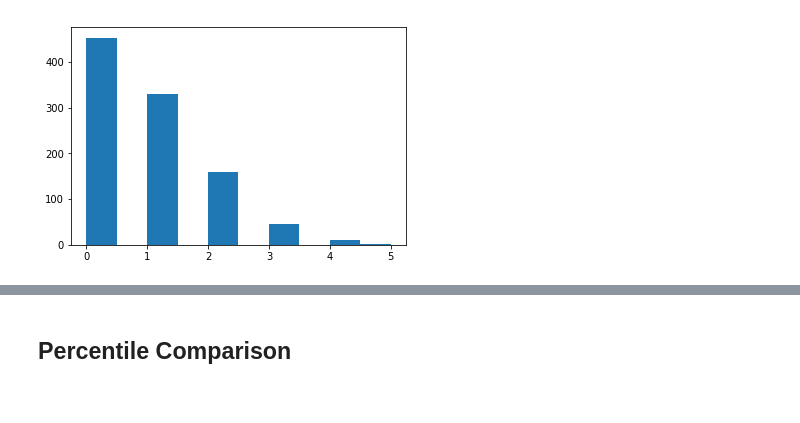
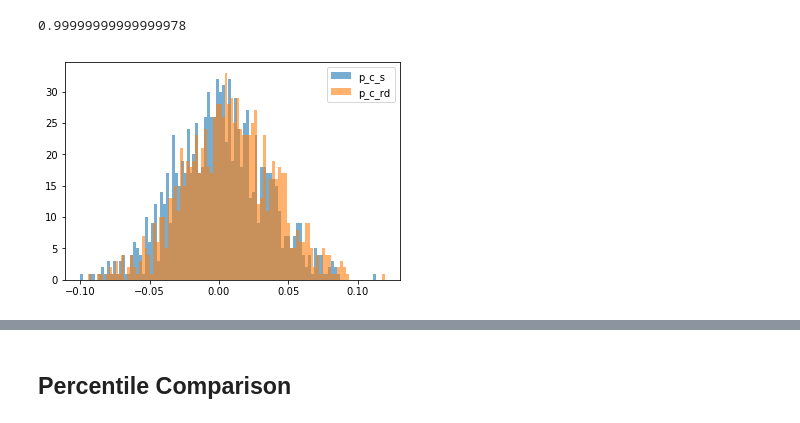
Before and after one commit to ytse17/intergenerational-mobility, a Jupyter notebook: Intergenerational Mobility.ipynb, the cells around one changed output, grey strips where cells are left out. Drawn from its saved outputs; the diff is of its cells as text; code cells hidden in the pictures.

Commit message:
combining histograms

```diff
--- a/Intergenerational Mobility.ipynb
+++ b/Intergenerational Mobility.ipynb
@@ -6,8 +7,8 @@ from matplotlib import pyplot as plt
 # %%
 #setup
 
-v = 1.5
-gamma = 2
+v = 49
+gamma = 1.5
 lamda = 2
 omega = 1
 
@@ -17,7 +18,8 @@ num_simulations = 1000
 
 p_c_s = []
 p_c_rd = []
-p_equals = []
+p_equals_c_s = []
+p_equals_c_rd = []
 
 
 for sim in np.arange(num_simulations):
@@ -48,9 +50,9 @@ for sim in np.arange(num_simulations):
     df['c_s'] = df['u_s'].rank(ascending=True)
 
     conditions = [
-        (df['c_0'] - e_2) < df['p'],
-        (df['c_0'] - e_1) >= df['p'],
-        ((df['c_0'] - e_2) > df['p']) & ((df['c_0'] - e_1) < df['p'])
+        (df['c_0'] - e_2) > df['p'],
+        (df['c_0'] - e_1) <= df['p'],
+        ((df['c_0'] - e_2) < df['p']) & ((df['c_0'] - e_1) > df['p'])
     ]
 
     choices = [df['c_0'] - e_2, df['c_0'] - e_1, df['p']]
@@ -62,4 +64,5 @@ for sim in np.arange(num_simulations):
     p_c_s.append(df['p'].corr(df['c_s']))
     p_c_rd.append(df['p'].corr(df['c_rd']))
 
-    p_equals.append(sum((df['p'] == df['c_s']) & (df['p'] == df['c_rd'])))
+    p_equals_c_s.append(sum(df['p'] == df['c_s']))
+    p_equals_c_rd.append(sum(df['p'] == df['c_rd']))
@@ -97,5 +69,11 @@ plt.show()
-# %%
-plt.hist(p_equals)
-plt.show()
-# %% [output]
-[figure, removed]
+# %%
+df['c_0'].corr(df['c_s'])
+# %% [output]
+0.99999999999999978
+# %%
+plt.hist(p_c_s, bins=100, alpha=0.6, lw=1, label="p_c_s")
+plt.hist(p_c_rd, bins=100, alpha=0.6, lw=1, label="p_c_rd")
+plt.legend()
+plt.show()
+# %% [output]
+[figure, added]
```
Also changed, not shown: parts of 8 cells of this notebook.
